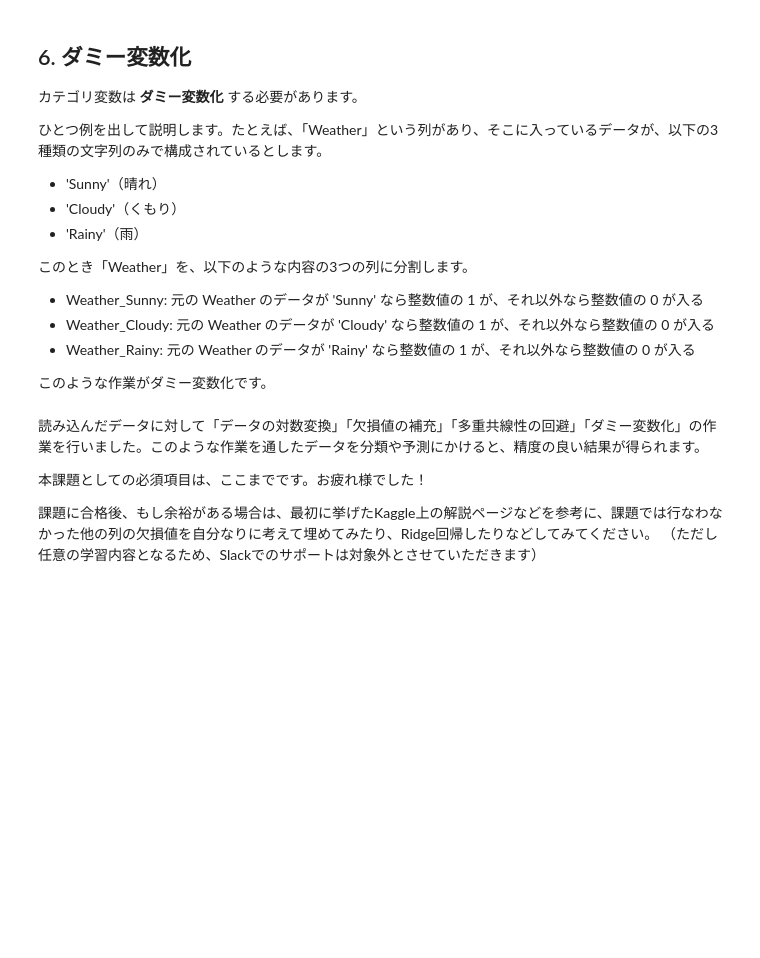
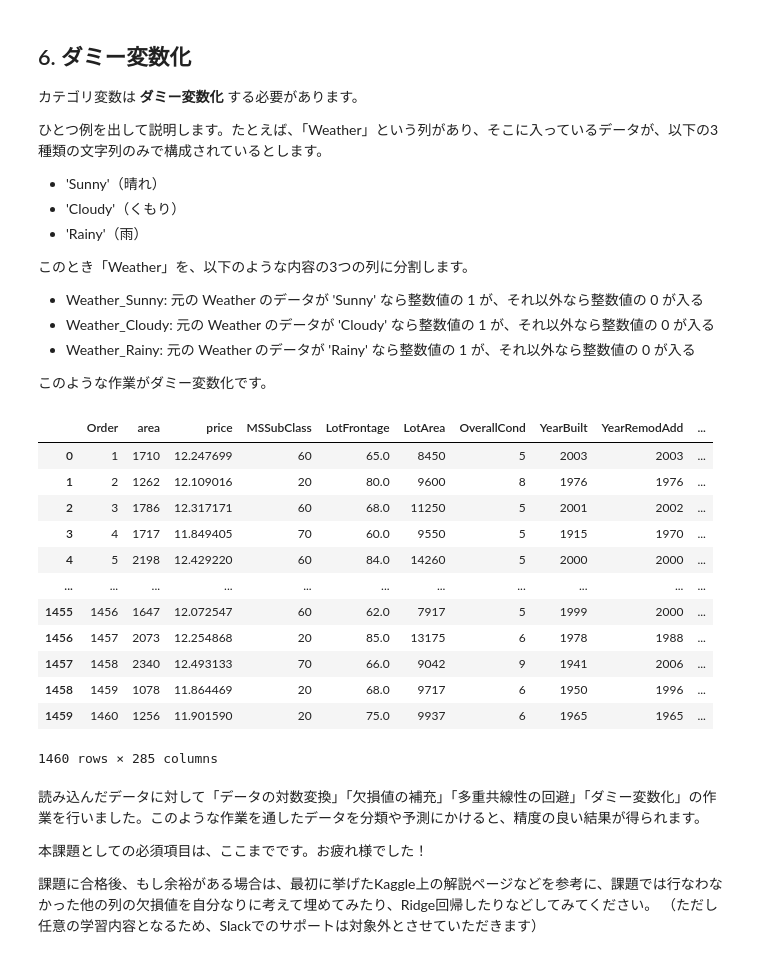
Before and after one commit to TakaoEnomoto/dsdev, a Jupyter notebook: Lesson13_Skills/課題8：住宅価格のデータ解析.ipynb, the cells around one changed output. Cells and saved outputs as stored; diff of their text form; code cells hidden in the pictures; blank space fills up the shorter version.

```diff
--- a/Lesson13_Skills/課題8：住宅価格のデータ解析.ipynb
+++ b/Lesson13_Skills/課題8：住宅価格のデータ解析.ipynb
@@ -163,7 +236,23 @@ LotFrontageは「間口の広さ（家屋の正面の幅）」に関する情報
 # %%
 # data_dropped に含まれる全てのカテゴリ変数をダミー変数化して data_dummied に格納する。
 # ダミー変数化には Pandas の関数を実行すること。
 # （ひとつずつダミー変数化しても良いですが、ここでは一気にすべてダミー変数化する命令を使います）
+data_dummied = pd.get_dummies(data_dropped)
+data_dummied
+# %% [output]
+|  | Order | area | price | MSSubClass | LotFrontage | LotArea | OverallCond | YearBuilt | YearRemodAdd | ... |
+| 0 | 1 | 1710 | 12.247699 | 60 | 65.0 | 8450 | 5 | 2003 | 2003 | ... |
+| 1 | 2 | 1262 | 12.109016 | 20 | 80.0 | 9600 | 8 | 1976 | 1976 | ... |
+| 2 | 3 | 1786 | 12.317171 | 60 | 68.0 | 11250 | 5 | 2001 | 2002 | ... |
+| 3 | 4 | 1717 | 11.849405 | 70 | 60.0 | 9550 | 5 | 1915 | 1970 | ... |
+| 4 | 5 | 2198 | 12.429220 | 60 | 84.0 | 14260 | 5 | 2000 | 2000 | ... |
+| ... | ... | ... | ... | ... | ... | ... | ... | ... | ... | ... |
+| 1455 | 1456 | 1647 | 12.072547 | 60 | 62.0 | 7917 | 5 | 1999 | 2000 | ... |
+| 1456 | 1457 | 2073 | 12.254868 | 20 | 85.0 | 13175 | 6 | 1978 | 1988 | ... |
+| 1457 | 1458 | 2340 | 12.493133 | 70 | 66.0 | 9042 | 9 | 1941 | 2006 | ... |
+| 1458 | 1459 | 1078 | 11.864469 | 20 | 68.0 | 9717 | 6 | 1950 | 1996 | ... |
+| 1459 | 1460 | 1256 | 11.901590 | 20 | 75.0 | 9937 | 6 | 1965 | 1965 | ... |
+1460 rows × 285 columns
 # %% [markdown]
 読み込んだデータに対して「データの対数変換」「欠損値の補充」「多重共線性の回避」「ダミー変数化」の作業を行いました。このような作業を通したデータを分類や予測にかけると、精度の良い結果が得られます。
 
```
Also changed, not shown: parts of 13 cells of this notebook.
